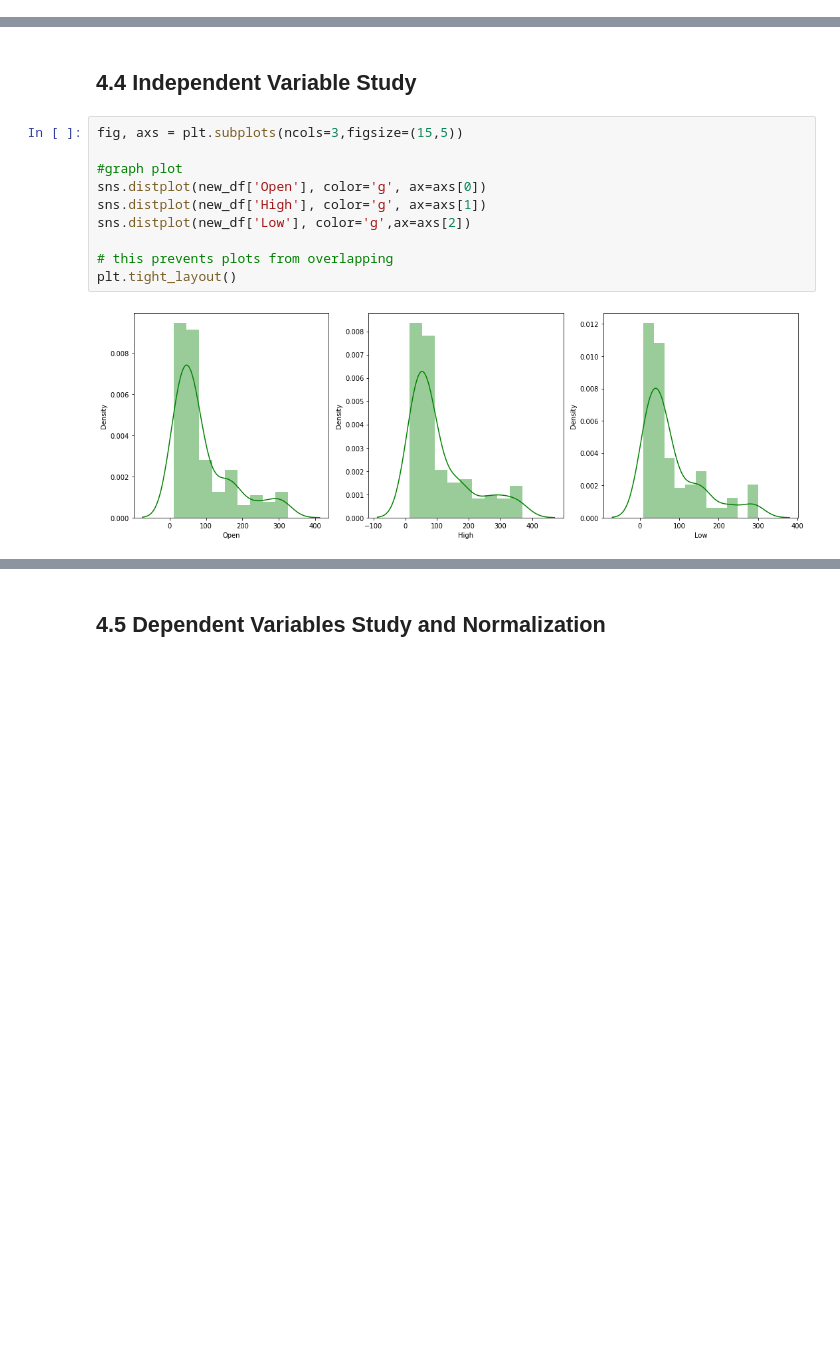
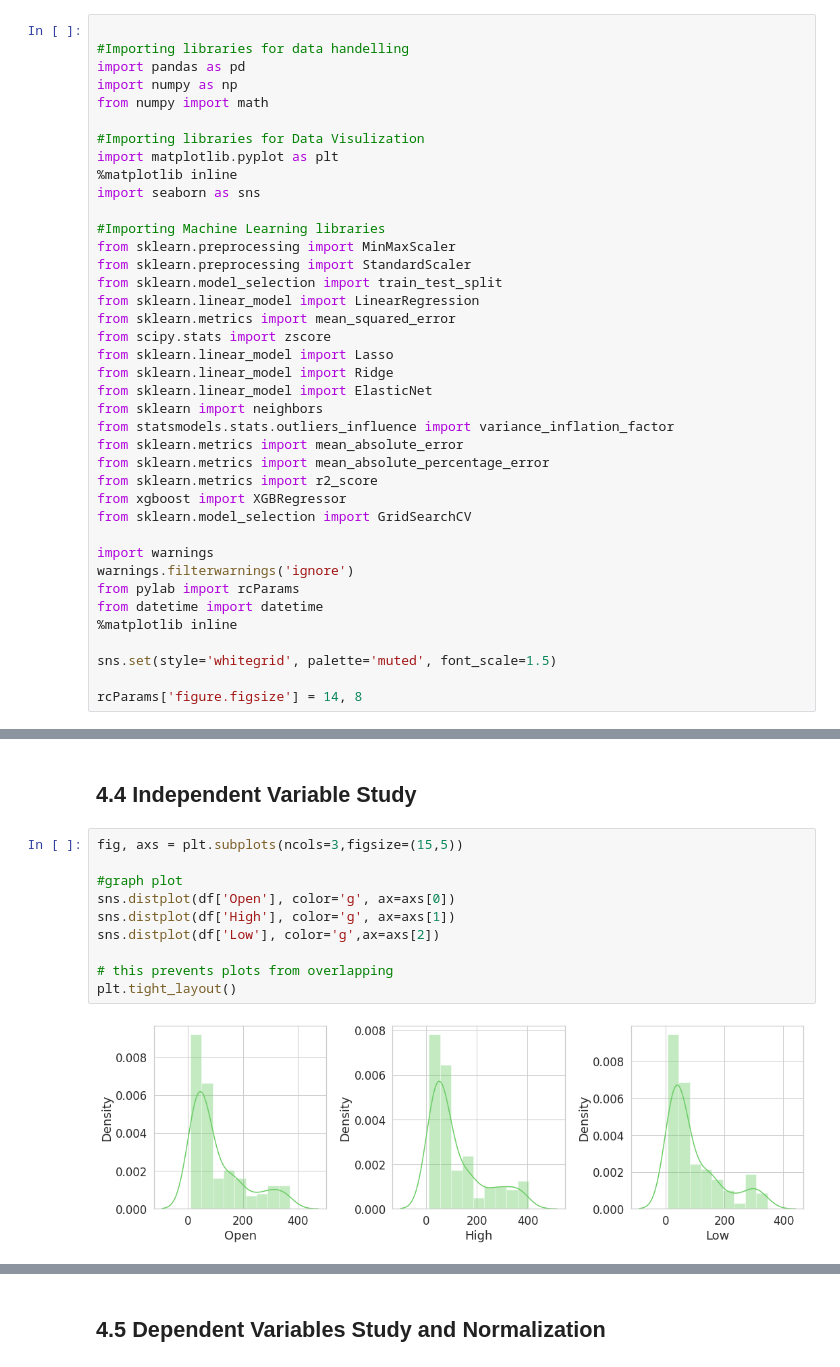
Before and after one commit to mukeshsablani3126/ML_Regression-project_yes-bank_stock-closing-prediction, a Jupyter notebook: ML_Stock_Prediction.ipynb, the cells around one changed output, grey strips where cells are left out. Drawn from its saved outputs; the diff is of its cells as text; blank space fills up the shorter version.

```diff
--- a/ML_Stock_Prediction.ipynb
+++ b/ML_Stock_Prediction.ipynb
@@ -17,0 +8,39 @@ import plotly.express as px
+# %%
+
+#Importing libraries for data handelling
+import pandas as pd
+import numpy as np
+from numpy import math
+
+#Importing libraries for Data Visulization
+import matplotlib.pyplot as plt
+%matplotlib inline
+import seaborn as sns
+
+#Importing Machine Learning libraries
+from sklearn.preprocessing import MinMaxScaler
+from sklearn.preprocessing import StandardScaler
+from sklearn.model_selection import train_test_split
+from sklearn.linear_model import LinearRegression
+from sklearn.metrics import mean_squared_error
+from scipy.stats import zscore
+from sklearn.linear_model import Lasso
+from sklearn.linear_model import Ridge
+from sklearn.linear_model import ElasticNet
+from sklearn import neighbors
+from statsmodels.stats.outliers_influence import variance_inflation_factor
+from sklearn.metrics import mean_absolute_error
+from sklearn.metrics import mean_absolute_percentage_error
+from sklearn.metrics import r2_score
+from xgboost import XGBRegressor
+from sklearn.model_selection import GridSearchCV
+
+import warnings
+warnings.filterwarnings('ignore')
+from pylab import rcParams
+from datetime import datetime
+%matplotlib inline
+
+sns.set(style='whitegrid', palette='muted', font_scale=1.5)
+
+rcParams['figure.figsize'] = 14, 8
@@ -222,12 +220,12 @@ dep_var=new_df['Close']
 # %%
 fig, axs = plt.subplots(ncols=3,figsize=(15,5))
 
 #graph plot
-sns.distplot(new_df['Open'], color='g', ax=axs[0])
-sns.distplot(new_df['High'], color='g', ax=axs[1])
-sns.distplot(new_df['Low'], color='g',ax=axs[2])
+sns.distplot(df['Open'], color='g', ax=axs[0])
+sns.distplot(df['High'], color='g', ax=axs[1])
+sns.distplot(df['Low'], color='g',ax=axs[2])
 
 # this prevents plots from overlapping
 plt.tight_layout()
 # %% [output]
-[figure, old version]
+[figure, new version]
```
Also changed, not shown: parts of 126 cells of this notebook.
